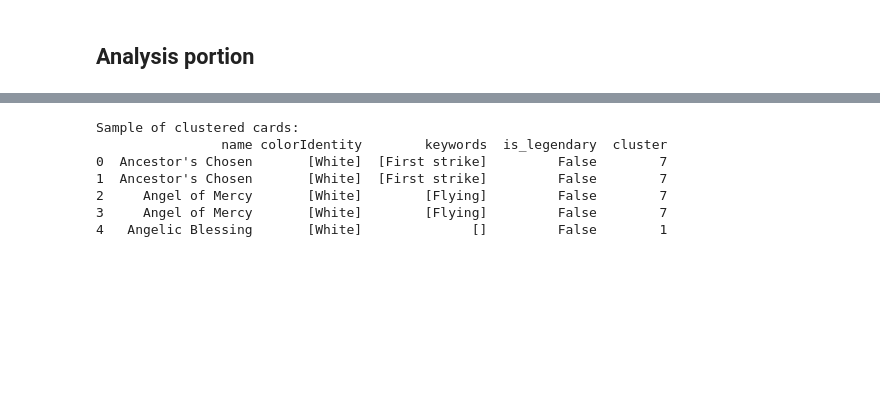
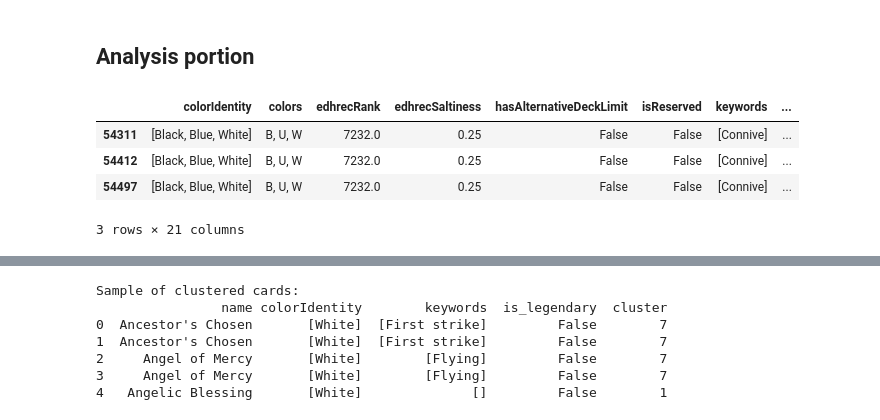
Before and after one commit to rockandfire/DataMiningProjectFa24, a Jupyter notebook: DataMiningProject.ipynb, the cells around one changed output, grey strips where cells are left out. Drawn from its saved outputs; the diff is of its cells as text; code cells hidden in the pictures; blank space fills up the shorter version.

```diff
--- a/DataMiningProject.ipynb
+++ b/DataMiningProject.ipynb
@@ -87,3 +87,6 @@ def find_related_cards(df, features, legendary_card_name, top_n=1000):
     similar_indices = similarities[0].argsort()[::-1][1:top_n+1]
 
     return df.iloc[similar_indices]
+# %%
+df_raw = load_card_data()
+features, mlb_colors, mlb_keywords = prepare_features(df_raw)
@@ -90 +131,9 @@ def find_related_cards(df, features, legendary_card_name, top_n=1000):
+# %%
+df[df['name'] == 'Kamiz, Obscura Oculus']
+# %% [output]
+|  | colorIdentity | colors | edhrecRank | edhrecSaltiness | hasAlternativeDeckLimit | isReserved | keywords | ... |
+| 54311 | [Black, Blue, White] | B, U, W | 7232.0 | 0.25 | False | False | [Connive] | ... |
+| 54412 | [Black, Blue, White] | B, U, W | 7232.0 | 0.25 | False | False | [Connive] | ... |
+| 54497 | [Black, Blue, White] | B, U, W | 7232.0 | 0.25 | False | False | [Connive] | ... |
+3 rows × 21 columns
 # %%
```
Also changed, not shown: parts of 6 cells of this notebook.
